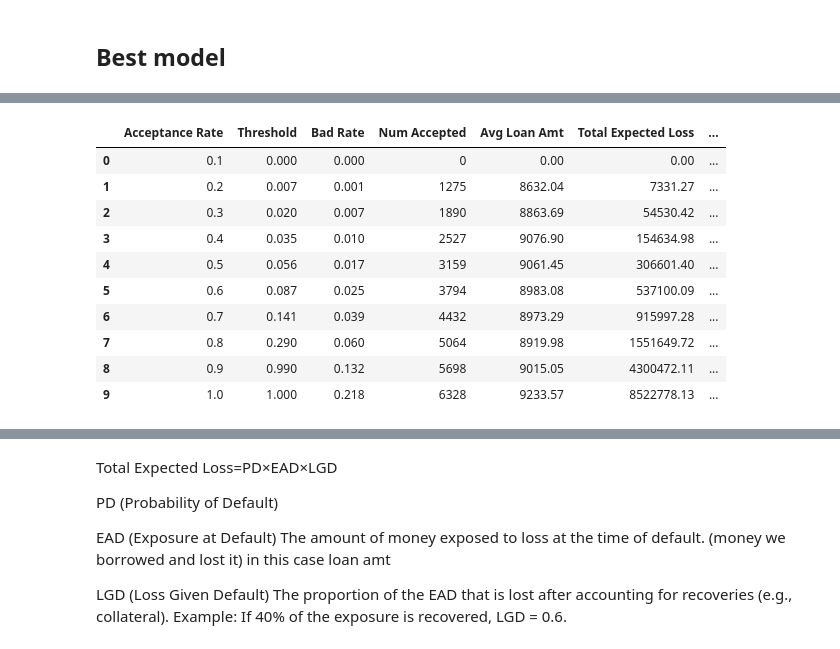
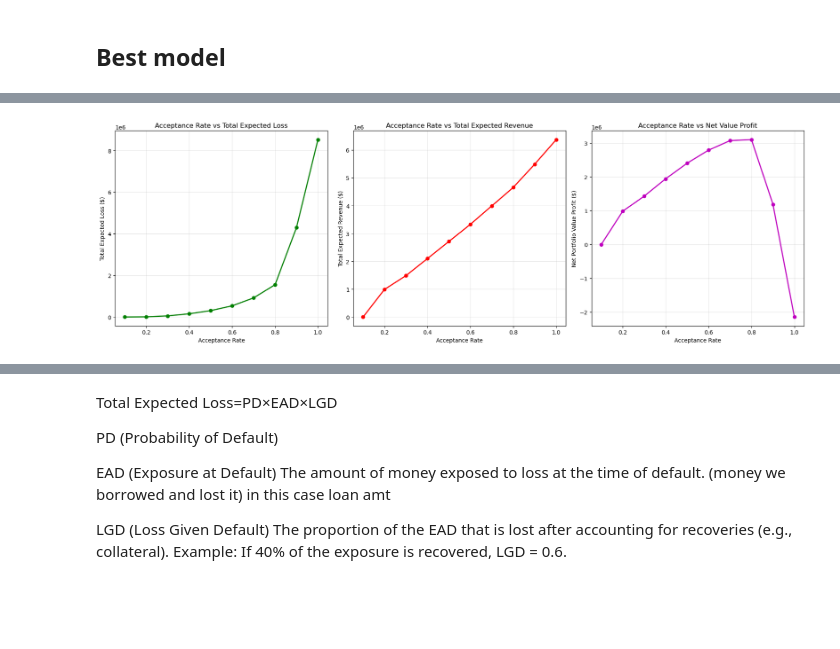
Before and after one commit to Notplays/Credit-Risk, a Jupyter notebook: notebook.ipynb, the cells around one changed output, grey strips where cells are left out. Drawn from its saved outputs; the diff is of its cells as text; code cells hidden in the pictures; blank space fills up the shorter version.

```diff
--- a/notebook.ipynb
+++ b/notebook.ipynb
@@ -1063,7 +1063,8 @@ pred_probs_lgb = best_tree_model.predict_proba(X_test)[:, 1]
 test_pred_df = pd.DataFrame({
     'prob_default': pred_probs_lgb,
     'true_loan_status': y_test,
-    'loan_amnt': X_test['loan_amnt'].values  # Add loan amount for calculations
+    'loan_amnt': X_test['loan_amnt'].values,  # Add loan amount for calculations
+    'loan_int_rate': X_test['loan_int_rate'].values  # Add interest rate for calculations
 })
 
 test_pred_df['Total Expected Losses'] = test_pred_df['prob_default'] * test_pred_df['loan_amnt'] * 0.6
@@ -1173,14 +1070,0 @@ optimal_rate = strat_df.loc[optimal_idx]
-# %%
-strat_df.head(10)
-# %% [output]
-|  | Acceptance Rate | Threshold | Bad Rate | Num Accepted | Avg Loan Amt | Total Expected Loss | ... |
-| 0 | 0.1 | 0.000 | 0.000 | 0 | 0.00 | 0.00 | ... |
-| 1 | 0.2 | 0.007 | 0.001 | 1275 | 8632.04 | 7331.27 | ... |
-| 2 | 0.3 | 0.020 | 0.007 | 1890 | 8863.69 | 54530.42 | ... |
-| 3 | 0.4 | 0.035 | 0.010 | 2527 | 9076.90 | 154634.98 | ... |
-| 4 | 0.5 | 0.056 | 0.017 | 3159 | 9061.45 | 306601.40 | ... |
-| 5 | 0.6 | 0.087 | 0.025 | 3794 | 8983.08 | 537100.09 | ... |
-| 6 | 0.7 | 0.141 | 0.039 | 4432 | 8973.29 | 915997.28 | ... |
-| 7 | 0.8 | 0.290 | 0.060 | 5064 | 8919.98 | 1551649.72 | ... |
-| 8 | 0.9 | 0.990 | 0.132 | 5698 | 9015.05 | 4300472.11 | ... |
-| 9 | 1.0 | 1.000 | 0.218 | 6328 | 9233.57 | 8522778.13 | ... |
@@ -1186,0 +1134,36 @@ strat_df.head(10)
+# %%
+# Format the DataFrame to avoid scientific notation
+pd.set_option('display.float_format', '{:.2f}'.format)
+
+# Plot multiple metrics - 3 graphs only
+fig, (ax1, ax2, ax3) = plt.subplots(1, 3, figsize=(18, 6))
+
+# Plot 1: Acceptance Rate vs Total Expected Loss
+ax1.plot(strat_df['Acceptance Rate'], strat_df['Total Expected Loss'], 'go-', linewidth=2, markersize=6)
+ax1.set_xlabel('Acceptance Rate')
+ax1.set_ylabel('Total Expected Loss ($)')
+ax1.set_title('Acceptance Rate vs Total Expected Loss')
+ax1.grid(True, alpha=0.3)
+
+# Plot 2: Acceptance Rate vs Total Expected Revenue
+ax2.plot(strat_df['Acceptance Rate'], strat_df['Total Expected Revenue'], 'ro-', linewidth=2, markersize=6)
+ax2.set_xlabel('Acceptance Rate')
+ax2.set_ylabel('Total Expected Revenue ($)')
+ax2.set_title('Acceptance Rate vs Total Expected Revenue')
+ax2.grid(True, alpha=0.3)
+
+# Plot 3: Acceptance Rate vs Net Value
+ax3.plot(strat_df['Acceptance Rate'], strat_df['Net Expected Profit'], 'mo-', linewidth=2, markersize=6)
+ax3.set_xlabel('Acceptance Rate')
+ax3.set_ylabel('Net Portfolio Value Profit ($)')
+ax3.set_title('Acceptance Rate vs Net Value Profit')
+ax3.grid(True, alpha=0.3)
+
+plt.tight_layout()
+plt.show()
+
+# Find optimal acceptance rate (highest net value)
+optimal_idx = strat_df['Net Expected Profit'].idxmax()
+optimal_rate = strat_df.loc[optimal_idx]
+# %% [output]
+[figure, added]
```
Also changed, not shown: parts of 4 cells of this notebook, 1 other file.
